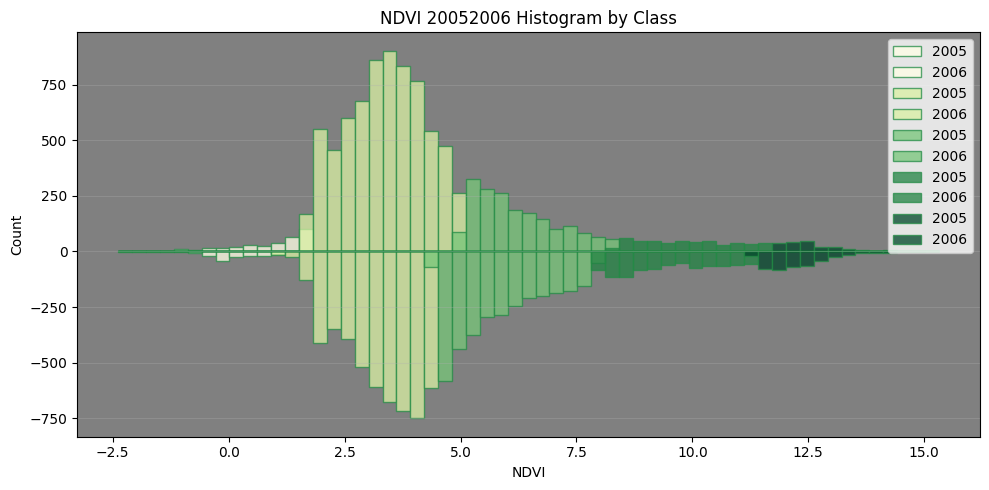
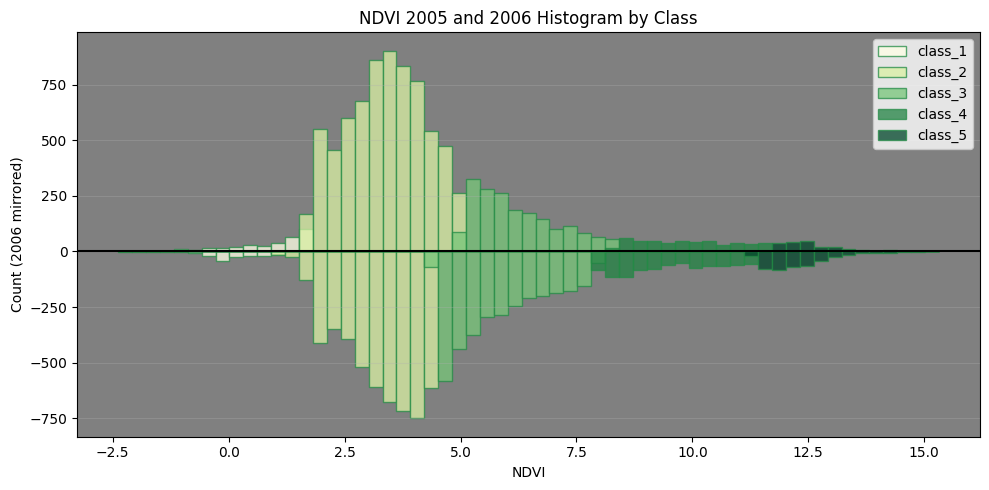
Code edit (unified diff) that turned the first committed figure into the second:
--- before
+++ after
@@ -34,10 +34,11 @@
              continue
        #ax.hist(vals, bins=bins, alpha=1, color=colors[i], label=col, histtype='stepfilled', linewidth=2, edgecolor="#238b45")
-       ax.hist(vals, bins=bins, label="2005", color=colors[i], alpha=0.75, edgecolor="#238b45")
-       ax.hist(vals1, weights=-np.ones_like(vals1), bins=bins, label="2006", color=colors[i], alpha=0.75, edgecolor="#238b45")
+       ax.hist(vals, bins=bins, label=col, color=colors[i], alpha=0.75, edgecolor="#238b45")
+       ax.hist(vals1, weights=-np.ones_like(vals1), bins=bins, color=colors[i], alpha=0.75, edgecolor="#238b45")
 
-ax.set_title('NDVI 20052006 Histogram by Class')
+ax.set_title('NDVI 2005 and 2006 Histogram by Class')
 ax.set_xlabel('NDVI')
-ax.set_ylabel('Count')
+ax.set_ylabel('Count (2006 mirrored)')
+ax.axhline(0, color="k")
 ax.grid(axis="y", alpha=0.3)
 ax.legend()

Commit: chaing legend to class_1, class_2, etc. and adding a second histogram for 2006 with negative weights to show it below the x-axis for better comparison.